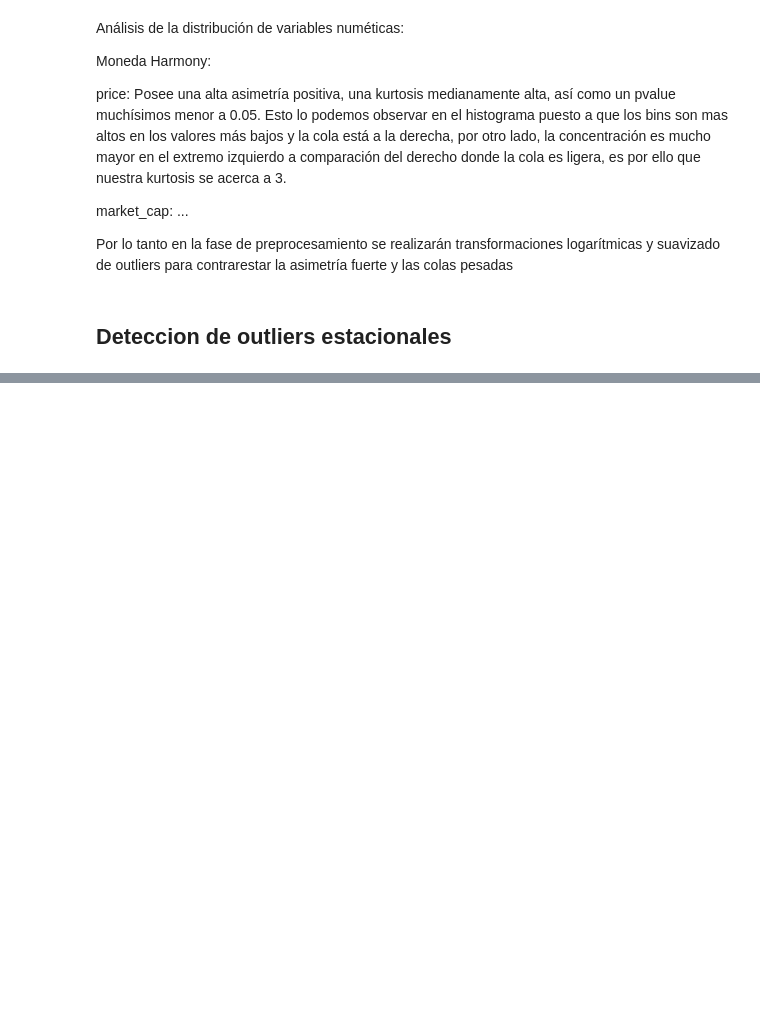
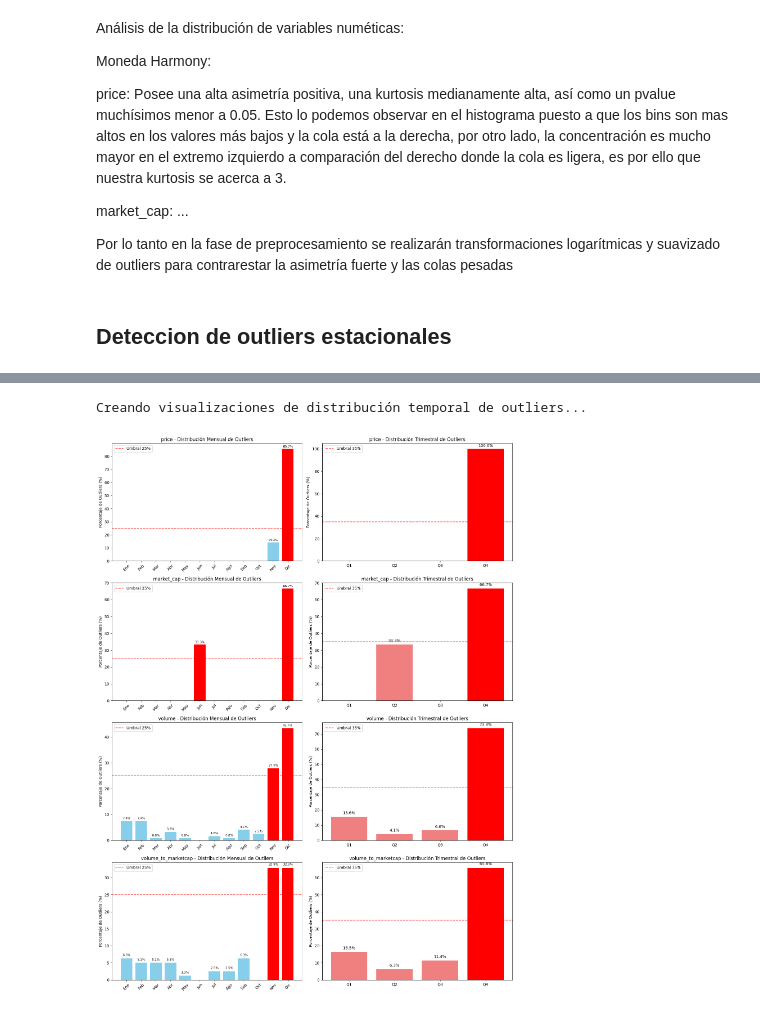
Before and after one commit to Turppie/TP-Machine-Learning, a Jupyter notebook: code/seasonal-outliers.ipynb, the cells around one changed output, grey strips where cells are left out. Cells and saved outputs as stored; diff of their text form; code cells hidden in the pictures; blank space fills up the shorter version.

```diff
--- a/code/seasonal-outliers.ipynb
+++ b/code/seasonal-outliers.ipynb
@@ -944,0 +347,3 @@ VARIABLES SIN ESTACIONALIDAD:
+# %%
+# Ejecutar el análisis de estacionalidad
+seasonal_analysis_results = analyze_seasonal_outliers(eda_data, variables_to_analyze)
@@ -944,0 +440,73 @@ VARIABLES SIN ESTACIONALIDAD:
+# %%
+import matplotlib.pyplot as plt
+import seaborn as sns
+from datetime import datetime
+
+def plot_seasonal_outliers(data, results, variables_to_plot=None):
+    """
+    Crea visualizaciones de la distribución temporal de outliers
+    """
+    if variables_to_plot is None:
+        variables_to_plot = [var for var in results.keys() if results[var]['is_seasonal']]
+
+    if not variables_to_plot:
+        print("No hay variables con estacionalidad para visualizar.")
+        return
+
+    # Configurar el estilo
+    plt.style.use('default')
+
+    # Crear subplots
+    n_vars = len(variables_to_plot)
+    fig, axes = plt.subplots(n_vars, 2, figsize=(15, 5*n_vars))
+
+    if n_vars == 1:
+        axes = axes.reshape(1, -1)
+
+    month_names = ['Ene', 'Feb', 'Mar', 'Abr', 'May', 'Jun',
+                   'Jul', 'Ago', 'Sep', 'Oct', 'Nov', 'Dic']
+
+    for i, var in enumerate(variables_to_plot):
+        result = results[var]
+
+        # Gráfico mensual
+        monthly_data = [result['monthly_percentages'].get(month, 0) for month in range(1, 13)]
+        bars1 = axes[i, 0].bar(month_names, monthly_data,
+                              color=['red' if x >= 25 else 'skyblue' for x in monthly_data])
+        axes[i, 0].set_title(f'{var} - Distribución Mensual de Outliers')
+        axes[i, 0].set_ylabel('Porcentaje de Outliers (%)')
+        axes[i, 0].axhline(y=25, color='red', linestyle='--', alpha=0.7, label='Umbral 25%')
+        axes[i, 0].legend()
+        axes[i, 0].tick_params(axis='x', rotation=45)
+
+        # Agregar valores encima de las barras
+        for bar, value in zip(bars1, monthly_data):
+            if value > 0:
+                axes[i, 0].text(bar.get_x() + bar.get_width()/2, bar.get_height() + 0.5,
+                               f'{value:.1f}%', ha='center', va='bottom', fontsize=8)
+
+        # Gráfico trimestral
+        quarterly_data = [result['quarterly_percentages'].get(quarter, 0) for quarter in range(1, 5)]
+        quarter_labels = ['Q1', 'Q2', 'Q3', 'Q4']
+        bars2 = axes[i, 1].bar(quarter_labels, quarterly_data,
+                              color=['red' if x >= 35 else 'lightcoral' for x in quarterly_data])
+        axes[i, 1].set_title(f'{var} - Distribución Trimestral de Outliers')
+        axes[i, 1].set_ylabel('Porcentaje de Outliers (%)')
+        axes[i, 1].axhline(y=35, color='red', linestyle='--', alpha=0.7, label='Umbral 35%')
+        axes[i, 1].legend()
+
+        # Agregar valores encima de las barras
+        for bar, value in zip(bars2, quarterly_data):
+            if value > 0:
+                axes[i, 1].text(bar.get_x() + bar.get_width()/2, bar.get_height() + 1,
+                               f'{value:.1f}%', ha='center', va='bottom', fontsize=10)
+
+    plt.tight_layout()
+    plt.show()
+
+# Crear las visualizaciones
+print("Creando visualizaciones de distribución temporal de outliers...")
+plot_seasonal_outliers(eda_data, seasonal_analysis_results)
+# %% [output]
+Creando visualizaciones de distribución temporal de outliers...
+[figure, added]
```
Also changed, not shown: parts of 19 cells of this notebook, 3 other files.
